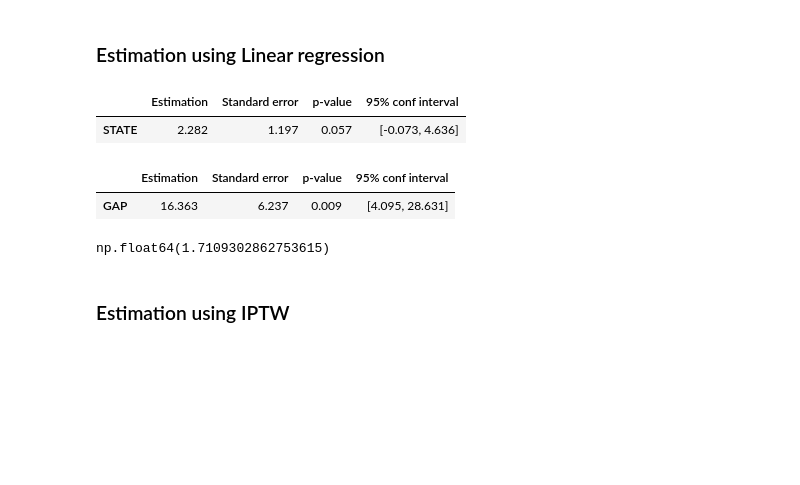
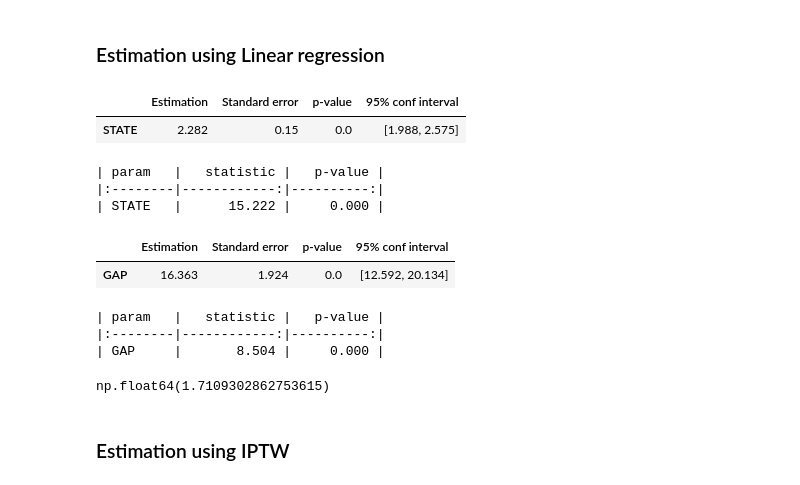
Before and after one commit to PacktPublishing/Causal-Inference-with-Bayesian-Networks, a Jupyter notebook: Chapter_14/chapter_14.ipynb, the cells around one changed output. Drawn from its saved outputs; the diff is of its cells as text; code cells hidden in the pictures; blank space fills up the shorter version.

```diff
--- a/Chapter_14/chapter_14.ipynb
+++ b/Chapter_14/chapter_14.ipynb
@@ -265,23 +254,35 @@ SMD for Wendy's: -0.104
 # %%
 df['delta_emp'] = df['FTE_EMP2'] - df['FTE_EMP']
 final_df = df.dropna(subset=['FTE_EMP2', 'FTE_EMP',
                              'WAGE_ST', 'WAGE_ST2'])
 
 model1 = sm.OLS(final_df['delta_emp'],
                 sm.add_constant(final_df[['Roy Rogers',
                'KFC', 'Wendy\'s', 'STATE', 'CO_OWNED']]))
-results = model1.fit()
-cols = {"Estimation": [results.params['STATE']],
-   "Standard error": [results.bse['STATE']],
-   "p-value": [results.pvalues['STATE']],
-   "95% conf interval":
-       [results.conf_int().loc["STATE"].round(3).tolist()]}
 
-output = pd.DataFrame(cols, index=["STATE"])
+results = model1.fit(cov_type='cluster', cov_kwds={'groups': final_df['STATE']})
+cols = {"Estimation": results.params['STATE'],
+        "Standard error": results.bse['STATE'],
+        "p-value": results.pvalues['STATE'],
+        "95% conf interval": results.conf_int().loc["STATE"].round(3).tolist()}
+
+output = pd.DataFrame([cols], index=["STATE"])
 output.round(3)
 # %% [output]
 |  | Estimation | Standard error | p-value | 95% conf interval |
-| STATE | 2.282 | 1.197 | 0.057 | [-0.073, 4.636] |
+| STATE | 2.282 | 0.15 | 0.0 | [1.988, 2.575] |
+# %%
+# Wild cluster bootstrap test
+boot = wildboottest(
+    model1,
+    param="STATE",
+    cluster=final_df["STATE"],
+    B=9999
+)
+# %% [output]
+| param   |   statistic |   p-value |
+|:--------|------------:|----------:|
+| STATE   |      15.222 |     0.000 |
 # %%
 df['GAP'] = np.where(
     (df['STATE'] == 1) & (df['WAGE_ST'] < 5.05),
@@ -295,21 +296,34 @@ model2 = sm.OLS(final_df['delta_emp'],
                 sm.add_constant(final_df[['Roy Rogers',
                'KFC', 'Wendy\'s', 'CO_OWNED', 'GAP',
                ]]))
-results = model2.fit()
-cols = {"Estimation": [results.params['GAP']],
-   "Standard error": [results.bse['GAP']],
-   "p-value": [results.pvalues['GAP']],
-   "95% conf interval":
-       [results.conf_int().loc["GAP"].round(3).tolist()]}
-output = pd.DataFrame(cols, index=["GAP"])
+
+results = model2.fit(cov_type='cluster', cov_kwds={'groups': final_df['STATE']})
+cols = {"Estimation": results.params['GAP'],
+        "Standard error": results.bse['GAP'],
+        "p-value": results.pvalues['GAP'],
+        "95% conf interval":
+       results.conf_int().loc["GAP"].round(3).tolist()}
+output = pd.DataFrame([cols], index=["GAP"])
 output.round(3)
 # %% [output]
 |  | Estimation | Standard error | p-value | 95% conf interval |
-| GAP | 16.363 | 6.237 | 0.009 | [4.095, 28.631] |
+| GAP | 16.363 | 1.924 | 0.0 | [12.592, 20.134] |
-# %%
-final_df[final_df['STATE']==1]['GAP'].mean() * 16.363
-# %% [output]
-np.float64(1.7109302862753615)
+# %%
+# Wild cluster bootstrap test
+boot = wildboottest(
+    model2,
+    param="GAP",
+    cluster=final_df["STATE"],
+    B=9999
+)
+# %% [output]
+| param   |   statistic |   p-value |
+|:--------|------------:|----------:|
+| GAP     |       8.504 |     0.000 |
+# %%
+final_df[final_df['STATE']==1]['GAP'].mean() * 16.363
+# %% [output]
+np.float64(1.7109302862753615)
 # %% [markdown]
 ### Estimation using IPTW
 # %%
```
Also changed, not shown: parts of 5 cells of this notebook.
